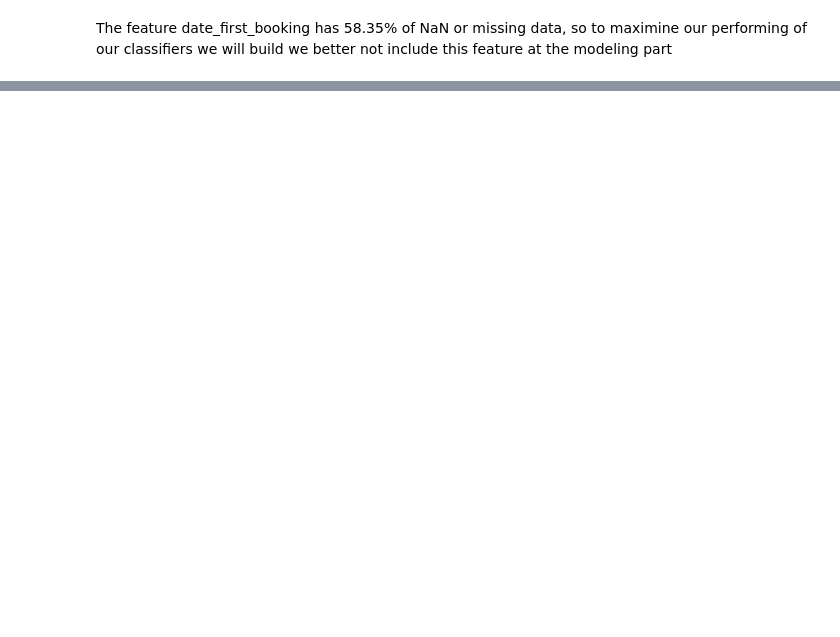
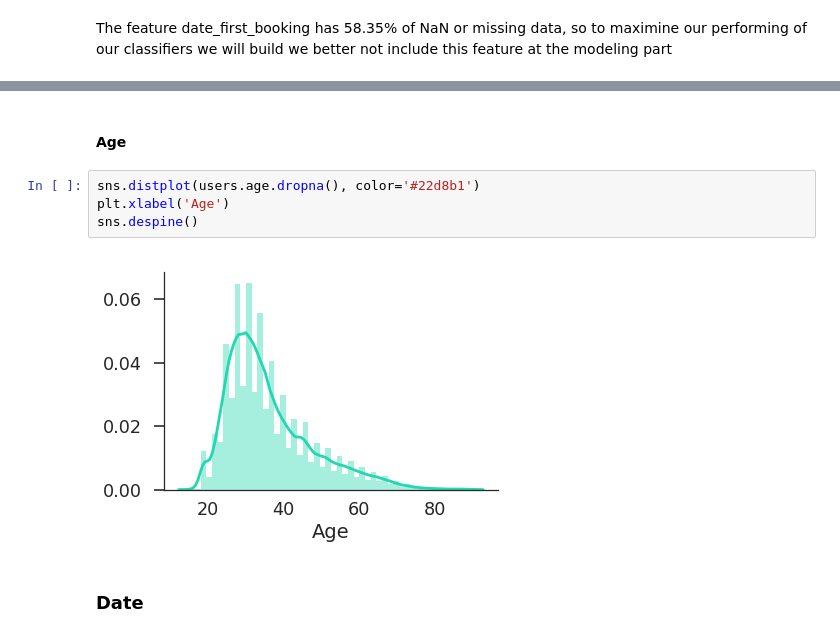
Before and after one commit to nambh/airbnb, a Jupyter notebook: cs4661p.ipynb, the cells around one changed output, grey strips where cells are left out. Drawn from its saved outputs; the diff is of its cells as text; blank space fills up the shorter version.

```diff
--- a/cs4661p.ipynb
+++ b/cs4661p.ipynb
@@ -76,0 +196,10 @@ The feature date_first_booking has 58.35% of NaN or missing data, so to maximine
+# %% [markdown]
+#### Age
+# %%
+sns.distplot(users.age.dropna(), color='#22d8b1')
+plt.xlabel('Age')
+sns.despine()
+# %% [output]
+[figure, added]
+# %% [markdown]
+### Date
```
Also changed, not shown: parts of 67 cells of this notebook, 9 other files.
